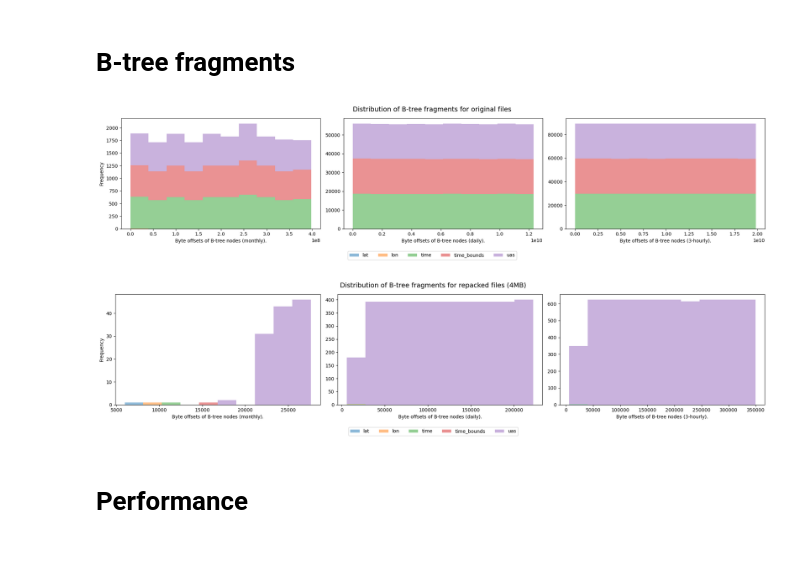
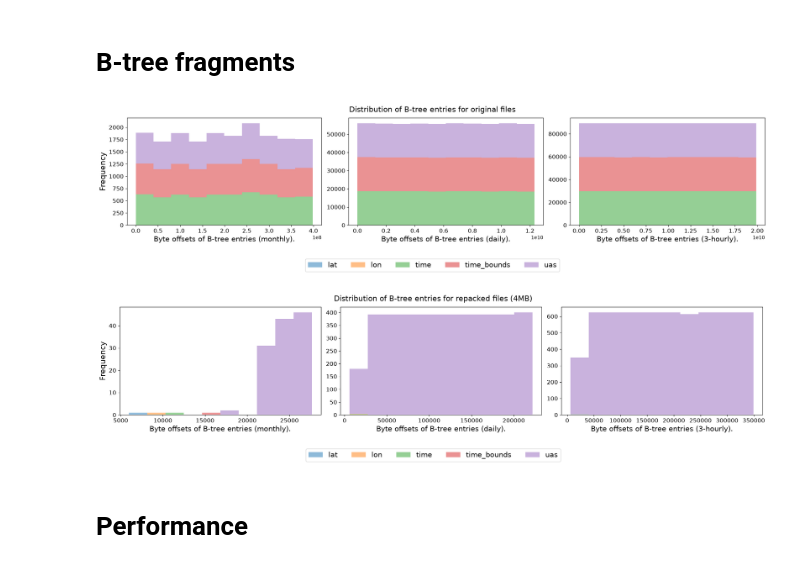
Before and after one commit to zequihg50/new-insights-netcdf, a Jupyter notebook: results.ipynb, the cells around one changed output. Saved outputs shown, nothing was run; the diff lists cells and outputs as text; code cells hidden in the pictures.

Commit message:
improved figures

```diff
--- a/results.ipynb
+++ b/results.ipynb
@@ -2,6 +2,11 @@
 import pandas as pd
 import matplotlib.pyplot as plt
 import seaborn
+# %%
+import matplotlib as mpl
+
+mpl.rcParams["pdf.fonttype"] = 42
+mpl.rcParams["ps.fonttype"] = 42
 # %% [markdown]
 # B-tree fragments
 # %%
@@ -20,15 +25,23 @@ def plot_hist(dfs):
     day = dfs["day"].pivot(columns="dataset", values="offset").plot.hist(stacked=True, legend=False, ax=ax[1], alpha=.5)
     hr3 = dfs["3hr"].pivot(columns="dataset", values="offset").plot.hist(stacked=True, legend=False, ax=ax[2], alpha=.5)
 
-    _ = ax[0].set_xlabel("Byte offsets of B-tree nodes (monthly).")
-    _ = ax[1].set_xlabel("Byte offsets of B-tree nodes (daily).")
-    _ = ax[2].set_xlabel("Byte offsets of B-tree nodes (3-hourly).")
+    _ = ax[0].set_xlabel("Byte offsets of B-tree entries (monthly).", fontsize=15)
+    _ = ax[1].set_xlabel("Byte offsets of B-tree entries (daily).", fontsize=15)
+    _ = ax[2].set_xlabel("Byte offsets of B-tree entries (3-hourly).", fontsize=15)
 
     handles, labels = ax[0].get_legend_handles_labels()
-    fig.legend(handles, labels, loc="lower center", ncol=len(labels), bbox_to_anchor=(0.5, -0.1))
+    fig.legend(handles, labels, loc="lower center", ncol=len(labels), bbox_to_anchor=(0.5, -0.2), fontsize=15)
 
+    ax[0].set_ylabel("Frequency", fontsize=16)
     ax[1].set_ylabel(None)
     ax[2].set_ylabel(None)
+
+    ax[0].tick_params(axis="x", labelsize=12)
+    ax[1].tick_params(axis="x", labelsize=12)
+    ax[2].tick_params(axis="x", labelsize=12)
+    ax[0].tick_params(axis="y", labelsize=12)
+    ax[1].tick_params(axis="y", labelsize=12)
+    ax[2].tick_params(axis="y", labelsize=12)
 
     fig.tight_layout()
 
@@ -36,16 +49,16 @@ def plot_hist(dfs):
 # %%
 dfs = load_dfs([
     "csv/uas_3hr_IPSL-CM6A-LR_piControl_r1i1p1f1_gr_187001010300-197001010000.csv.zip",
     "csv/uas_Amon_IPSL-CM6A-LR_piControl_r1i1p1f1_gr_185001-234912.csv.zip",
     "csv/uas_day_IPSL-CM6A-LR_piControl_r1i1p1f1_gr_18500101-23491231.csv.zip",
 ])
 
 fig, ax = plot_hist(dfs)
-fig.suptitle("Distribution of B-tree fragments for original files", y=1.05, fontsize=14)
+fig.suptitle("Distribution of B-tree entries for original files", y=1.05, fontsize=16)
 
 plt.savefig("btrees-norepack.pdf", bbox_inches="tight")
 # %% [output]
-[figure, old version]
+[figure, new version]
 # %%
 dfs = load_dfs([
     "csv/uas_3hr_IPSL-CM6A-LR_piControl_r1i1p1f1_gr_187001010300-197001010000_cmip7repack4mb.csv.zip",
@@ -54,11 +67,11 @@ dfs = load_dfs([
 ])
 
 fig, ax = plot_hist(dfs)
-fig.suptitle("Distribution of B-tree fragments for repacked files (4MB)", y=1.05, fontsize=14)
+fig.suptitle("Distribution of B-tree entries for repacked files (4MB)", y=1.05, fontsize=16)
 
 plt.savefig("btrees-4mbrepack.pdf", bbox_inches="tight")
 # %% [output]
-[figure, old version]
+[figure, new version]
 # %% [markdown]
 # Performance
 # %% [markdown]
```
Also changed, not shown: parts of 3 cells of this notebook.
